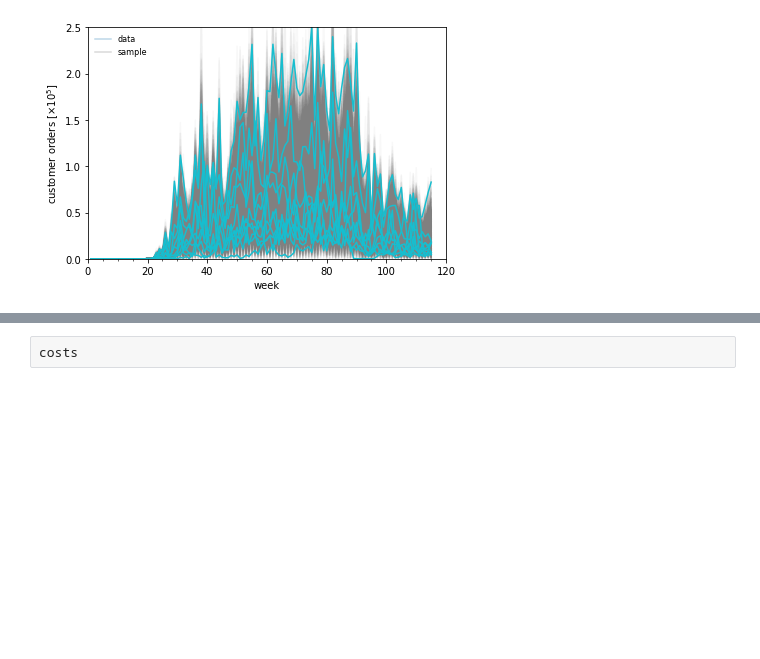
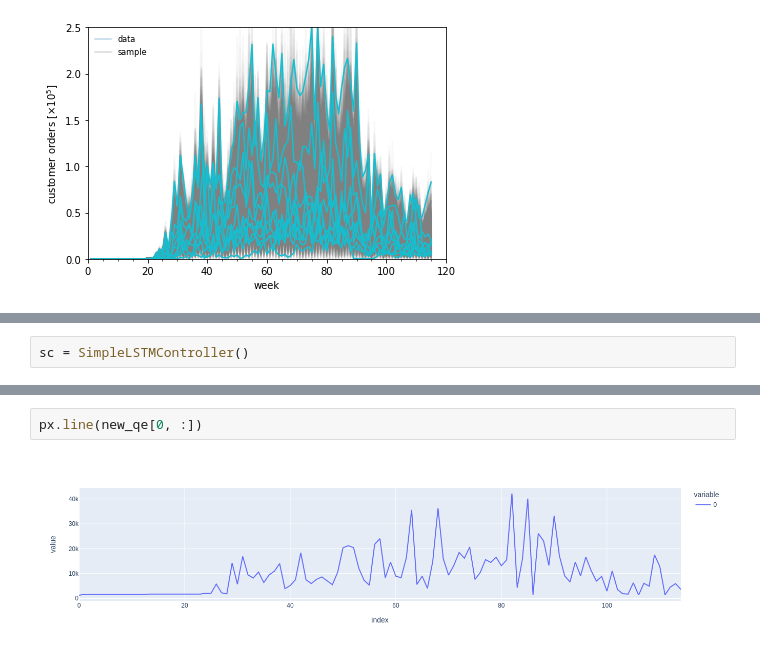
Before and after one commit to kushal-10/inventory-dynamics, a Jupyter notebook: neural_control/experiments/lstms.ipynb, the cells around one changed output, grey strips where cells are left out. Saved outputs shown, nothing was run; the diff lists cells and outputs as text; blank space fills up the shorter version.

```diff
--- a/neural_control/experiments/lstms.ipynb
+++ b/neural_control/experiments/lstms.ipynb
@@ -95,0 +173,2 @@ future_demands = fbd.sample_trajectory(t=0, n_samples=N, n_timesteps=T)
+# %%
+sc = SimpleLSTMController()
@@ -190,3 +323,5 @@ new_qr
 # %%
-costs
+px.line(new_qe[0, :])
+# %% [output]
+[figure, added]
 # %%
```
Also changed, not shown: parts of 24 cells of this notebook, 9 other files.
